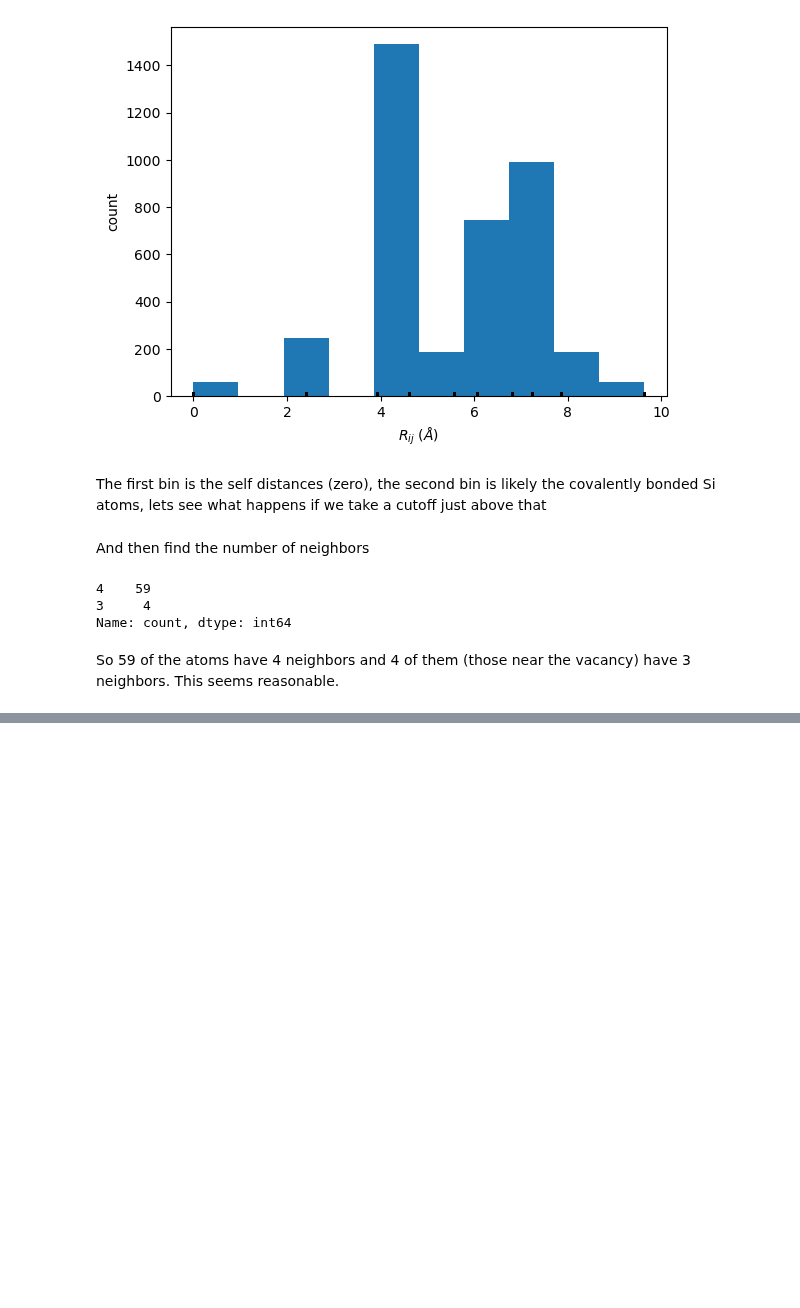
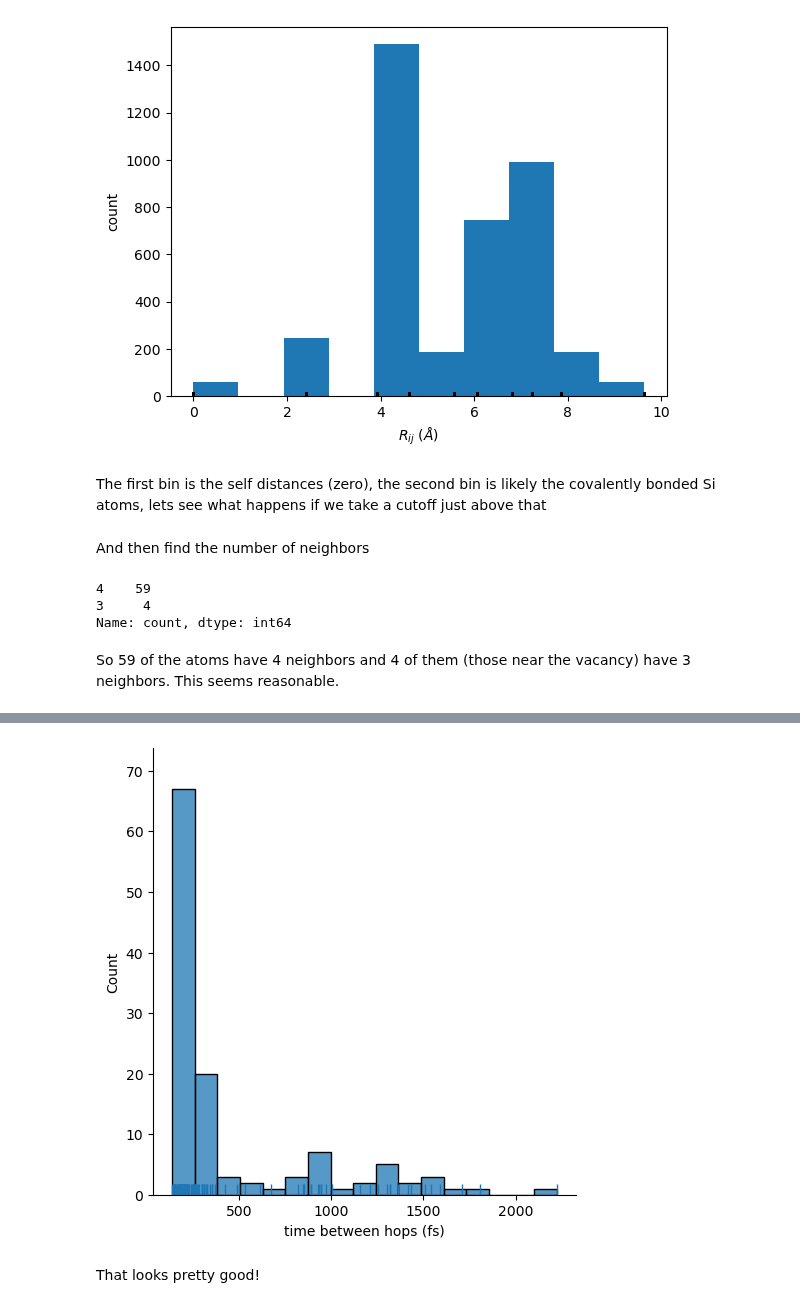
Before and after one commit to globus-labs/cascade, a Jupyter notebook: 2_proxima/4_vacancies.ipynb, the cells around one changed output, grey strips where cells are left out. Saved outputs shown, nothing was run; the diff lists cells and outputs as text; code cells hidden in the pictures; blank space fills up the shorter version.

```diff
--- a/2_proxima/4_vacancies.ipynb
+++ b/2_proxima/4_vacancies.ipynb
@@ -72,0 +162,3 @@ array([3, 4, 4, 4, 4, 4, 4, 4, 4, 4, 4, 4, 4, 4, 4, 4, 4, 4, 4, 4, 4, 4,
+# %%
+hop_indices = np.where(steps_new == 1)[0]
+hop_indices
@@ -72,0 +180,3 @@ array([3, 4, 4, 4, 4, 4, 4, 4, 4, 4, 4, 4, 4, 4, 4, 4, 4, 4, 4, 4, 4, 4,
+# %%
+durations = np.diff(hop_indices)
+durations
@@ -72,0 +195,9 @@ array([3, 4, 4, 4, 4, 4, 4, 4, 4, 4, 4, 4, 4, 4, 4, 4, 4, 4, 4, 4, 4, 4,
+# %%
+durations = hop_indices[0] + list(durations)
+# %%
+sns.displot(durations, rug=True)
+plt.xlabel('time between hops (fs)');
+# %% [output]
+[figure, added]
+# %% [markdown]
+That looks pretty good!
```
Also changed, not shown: parts of 18 cells of this notebook.
